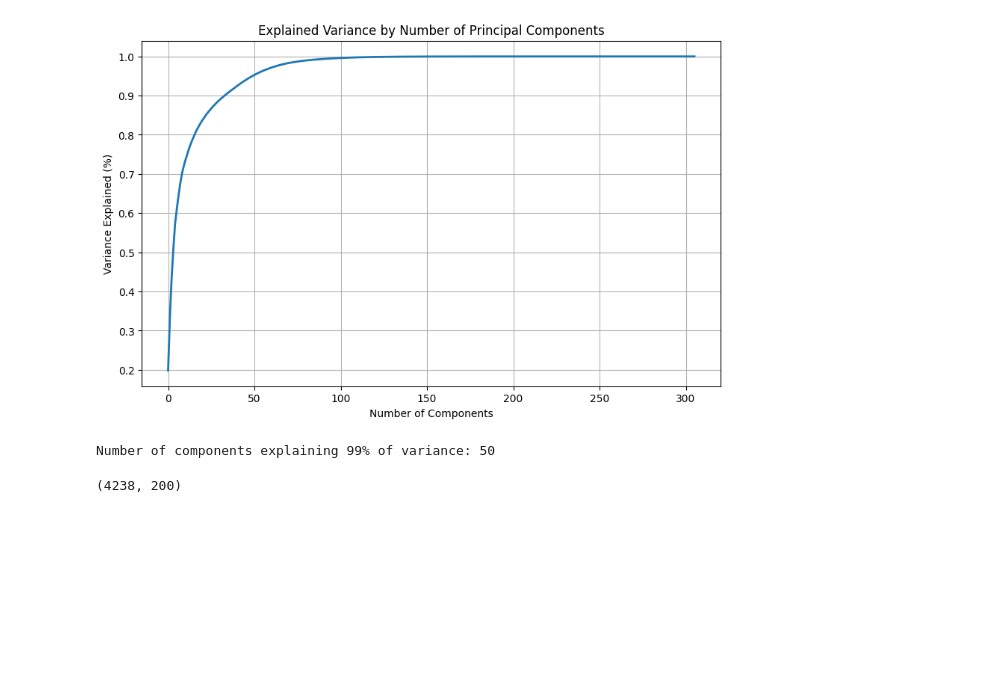
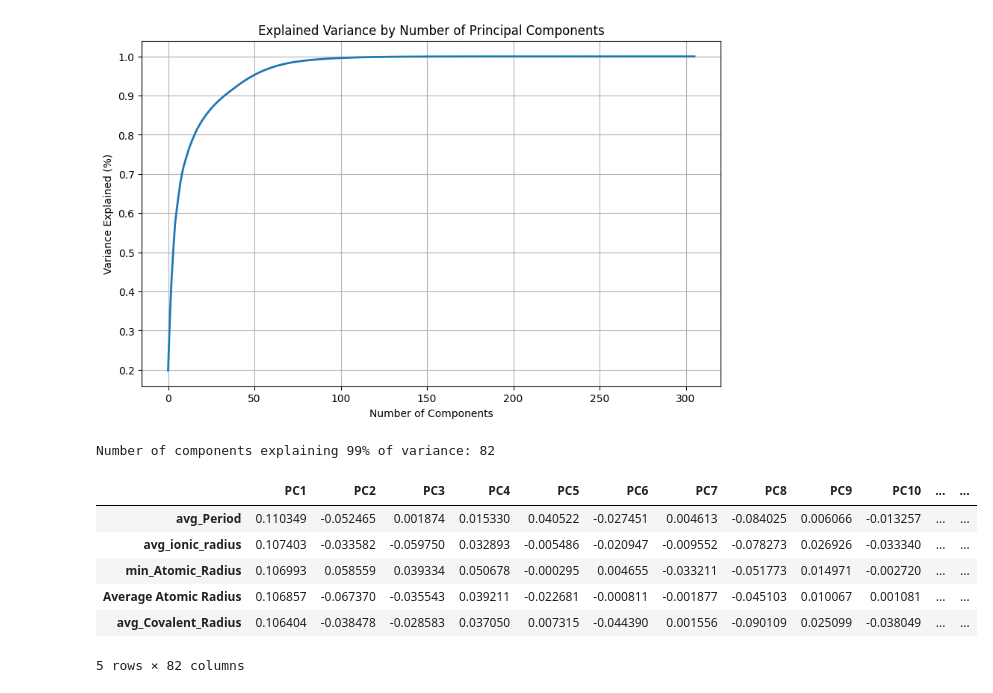
Before and after one commit to Evolved360/Voltage_prediction, a Jupyter notebook: Feature_engineering_and_featurization.ipynb, the cells around one changed output. Drawn from its saved outputs; the diff is of its cells as text; code cells hidden in the pictures; blank space fills up the shorter version.

```diff
--- a/Feature_engineering_and_featurization.ipynb
+++ b/Feature_engineering_and_featurization.ipynb
@@ -269,8 +291,3 @@ plt.grid()
 plt.show()
 # %% [output]
 [figure]
-# %%
-n_components = np.argmax(np.cumsum(pca.explained_variance_ratio_) >= 0.95) + 1
-print(f'Number of components explaining 99% of variance: {n_components}')
-# %% [output]
-Number of components explaining 99% of variance: 50
@@ -280,4 +294,26 @@ x_reduced = pca.fit_transform(x_scaled)
-# %%
-x_reduced.shape
-# %% [output]
-(4238, 200)
+# %%
+# Determine the number of components which explain 99% of the variance in the data
+n_components = np.argmax(np.cumsum(pca.explained_variance_ratio_) >= 0.99) + 1
+print(f'Number of components explaining 99% of variance: {n_components}')
+
+# # Create a new set of features(components) based on the components which explain 100% of the variance in the data
+pca = PCA(n_components= n_components)
+x_reduced = pca.fit_transform(x_scaled)
+
+ # Create a dataframe of the features used to derive the principal components. The loading values indicate the contribution of each feature
+loadings = pca.components_.T
+feature_names = X.columns
+loadings_df = pd.DataFrame(loadings, columns=[f'PC{i+1}' for i in range(pca.n_components_)], index=feature_names)
+
+# Sort the features by their loading values in descending order
+loadings_df = loadings_df.sort_values(by= 'PC1', ascending=False)
+loadings_df.head()
+# %% [output]
+Number of components explaining 99% of variance: 82
+|  | PC1 | PC2 | PC3 | PC4 | PC5 | PC6 | PC7 | PC8 | PC9 | PC10 | ... | ... |
+| avg_Period | 0.110349 | -0.052465 | 0.001874 | 0.015330 | 0.040522 | -0.027451 | 0.004613 | -0.084025 | 0.006066 | -0.013257 | ... | ... |
+| avg_ionic_radius | 0.107403 | -0.033582 | -0.059750 | 0.032893 | -0.005486 | -0.020947 | -0.009552 | -0.078273 | 0.026926 | -0.033340 | ... | ... |
+| min_Atomic_Radius | 0.106993 | 0.058559 | 0.039334 | 0.050678 | -0.000295 | 0.004655 | -0.033211 | -0.051773 | 0.014971 | -0.002720 | ... | ... |
+| Average Atomic Radius | 0.106857 | -0.067370 | -0.035543 | 0.039211 | -0.022681 | -0.000811 | -0.001877 | -0.045103 | 0.010067 | 0.001081 | ... | ... |
+| avg_Covalent_Radius | 0.106404 | -0.038478 | -0.028583 | 0.037050 | 0.007315 | -0.044390 | 0.001556 | -0.090109 | 0.025099 | -0.038049 | ... | ... |
+5 rows × 82 columns
```
Also changed, not shown: parts of 53 cells of this notebook.
